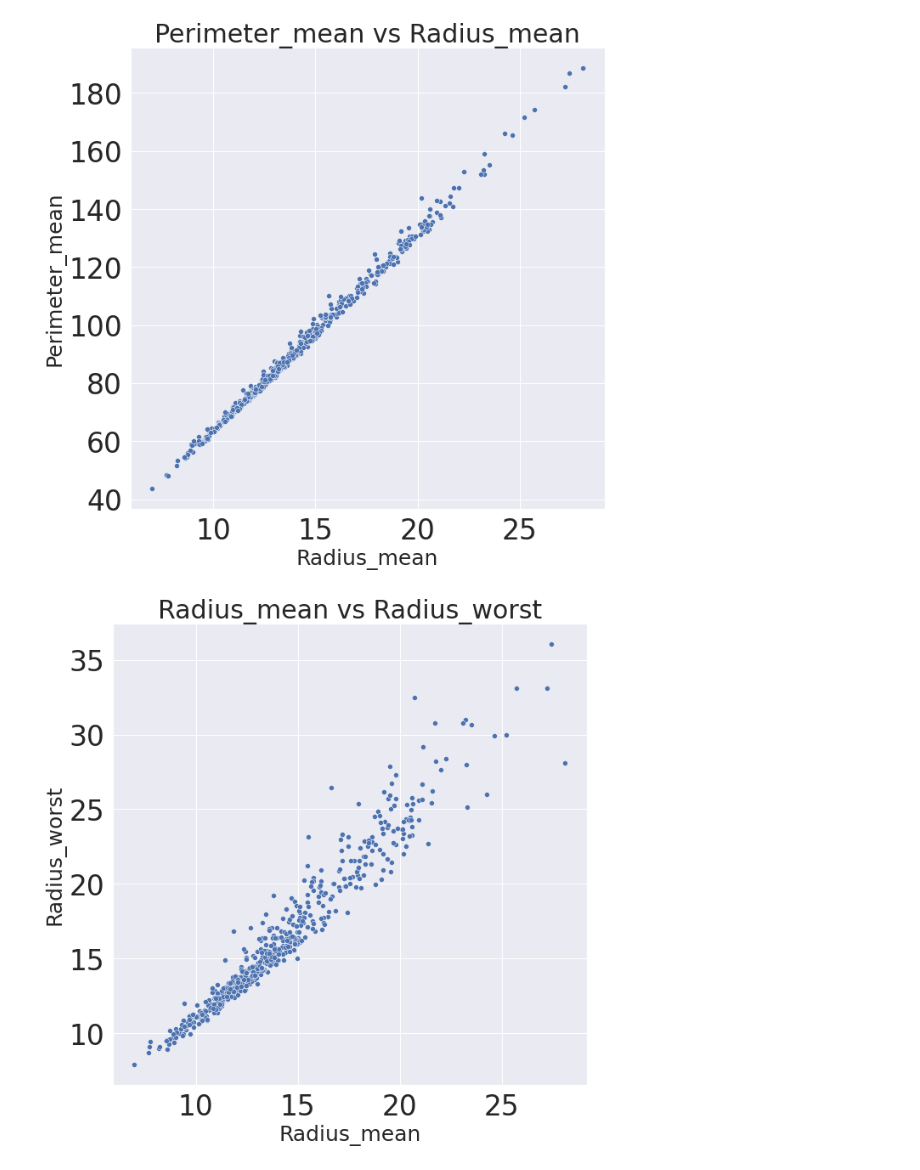
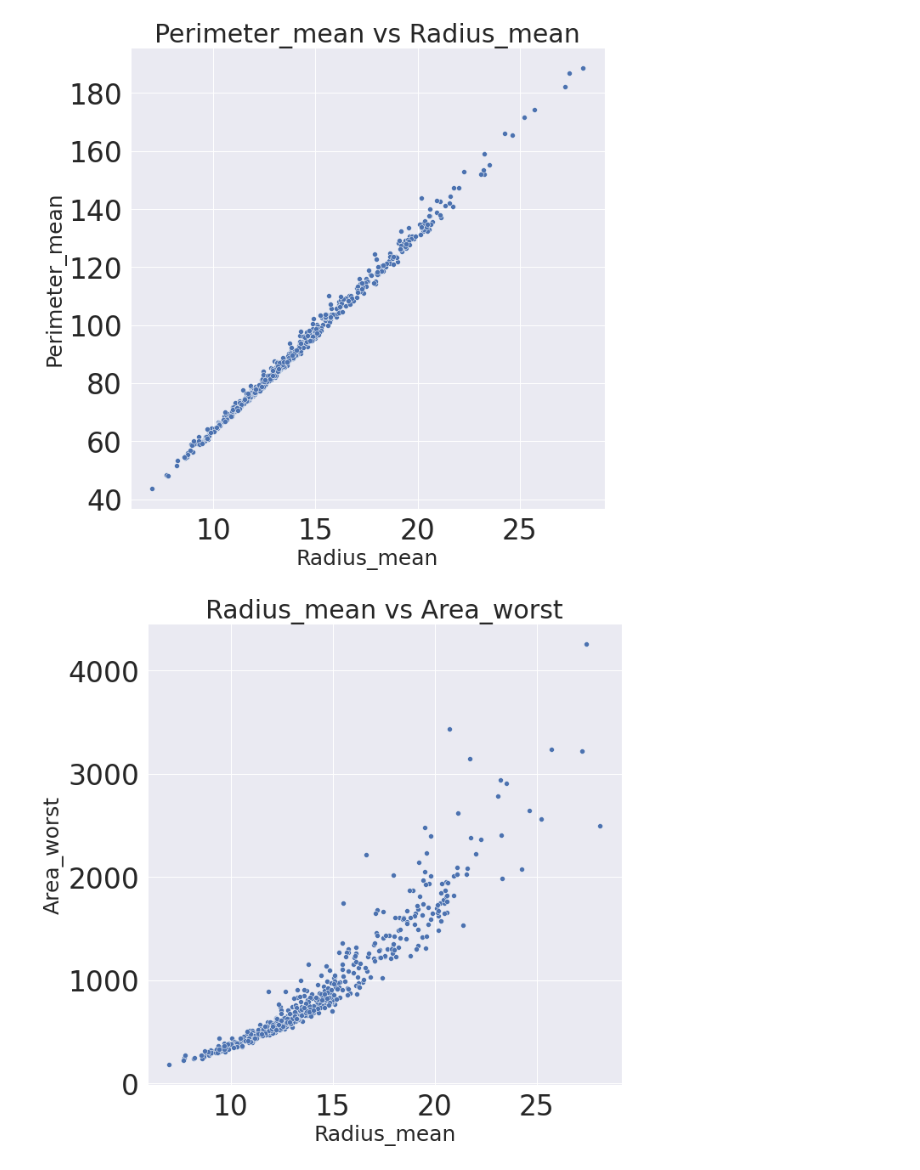
Before and after one commit to brojas12/Group_Project_4, a Jupyter notebook: Breast_Cancer_ML_Model.ipynb, the cells around one changed output. Saved outputs shown, nothing was run; the diff lists cells and outputs as text; code cells hidden in the pictures.

Commit message:
Update to our code with new scatter plots

```diff
--- a/Breast_Cancer_ML_Model.ipynb
+++ b/Breast_Cancer_ML_Model.ipynb
@@ -287,21 +339,21 @@ plt.show()
 # %% [output]
 [figure]
 # %%
-#radius mean and radius worst
+# Radius_mean vs Area_worst
 
 
 #scatter plot
 fig, ax = plt.subplots(figsize=(10,10))
 
-#scatter plot radius_mean and perimeter_mean
-axes = sns.scatterplot(data = Breast_cancer_df, x = "radius_mean", y= "radius_worst")
+#scatter plot Radius_mean vs Area_worst
+axes = sns.scatterplot(data = Breast_cancer_df, x = "radius_mean", y= "area_worst")
 
-axes.set_title('Radius_mean vs Radius_worst', fontsize = 30)
+axes.set_title('Radius_mean vs Area_worst', fontsize = 30)
 
 axes.set_xlabel("Radius_mean", fontsize = 25)
-axes.set_ylabel("Radius_worst", fontsize = 25)
+axes.set_ylabel("Area_worst", fontsize = 25)
 
 
 plt.show()
 # %% [output]
-[figure, old version]
+[figure, new version]
```
Also changed, not shown: parts of 13 cells of this notebook.
